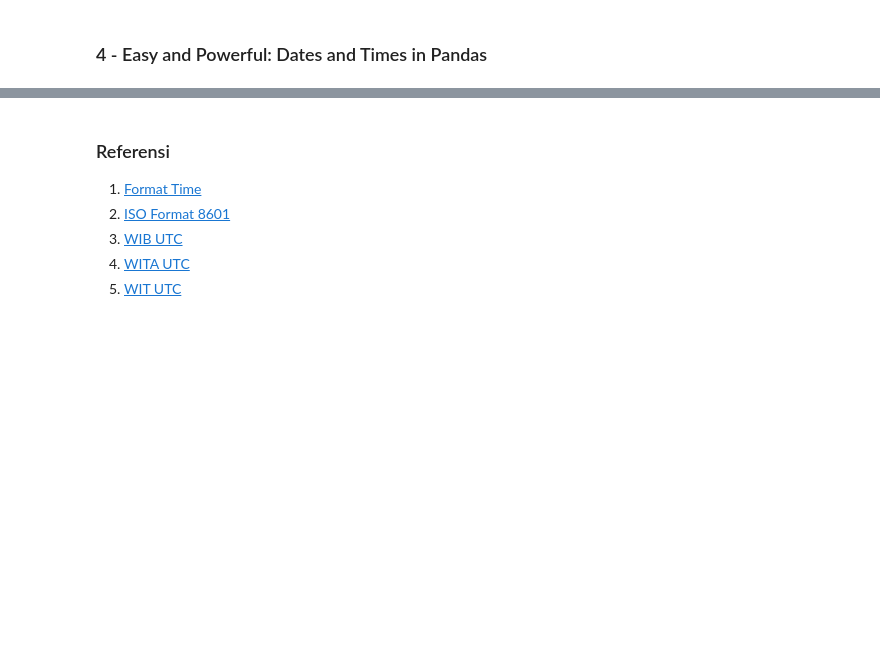
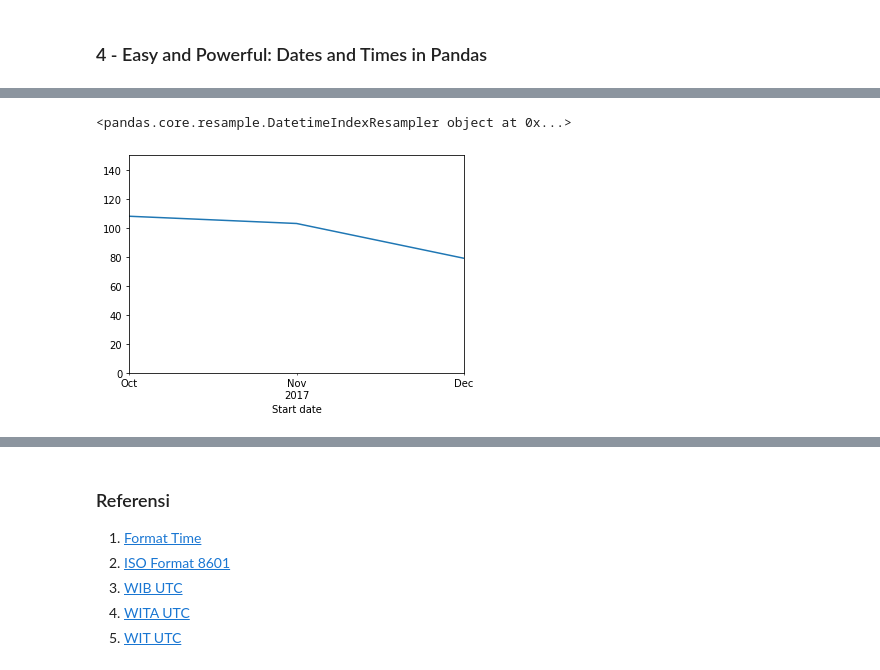
Before and after one commit to UvoChrollo/Pythonista, a Jupyter notebook: Notebook/Time Series/Working with Dates and Times.ipynb, the cells around one changed output, grey strips where cells are left out. Drawn from its saved outputs; the diff is of its cells as text; code cells hidden in the pictures; blank space fills up the shorter version.

```diff
--- a/Notebook/Time Series/Working with Dates and Times.ipynb
+++ b/Notebook/Time Series/Working with Dates and Times.ipynb
@@ -445,0 +496,14 @@ capital.head()
+# %%
+# Import matplotlib
+import matplotlib.pyplot as plt
+
+# Resample rides to monthly, take the size, plot the results
+capital.resample('M', on = 'Start date')\
+  .size()\
+  .plot(ylim = [0, 150])
+
+# Show the results
+plt.show()
+# %% [output]
+<pandas.core.resample.DatetimeIndexResampler object at 0x...>
+[figure, added]
```
Also changed, not shown: parts of 10 cells of this notebook.
